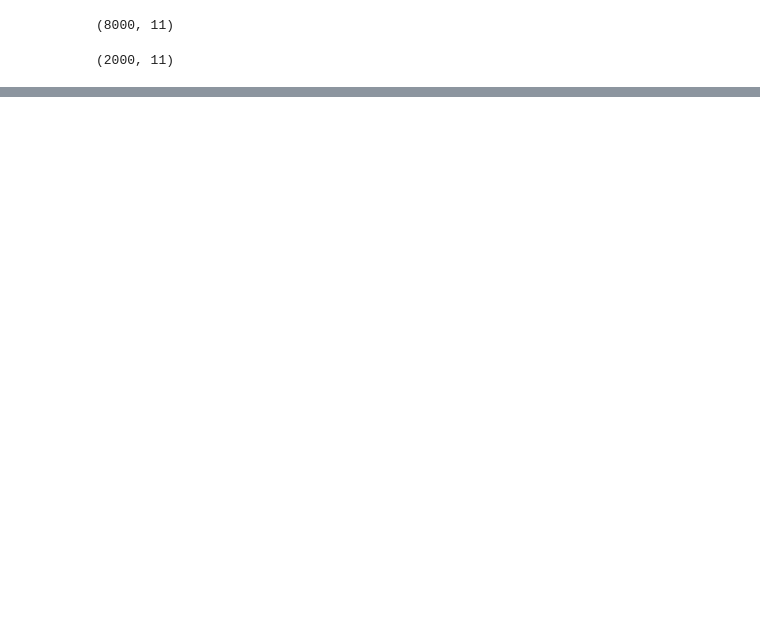
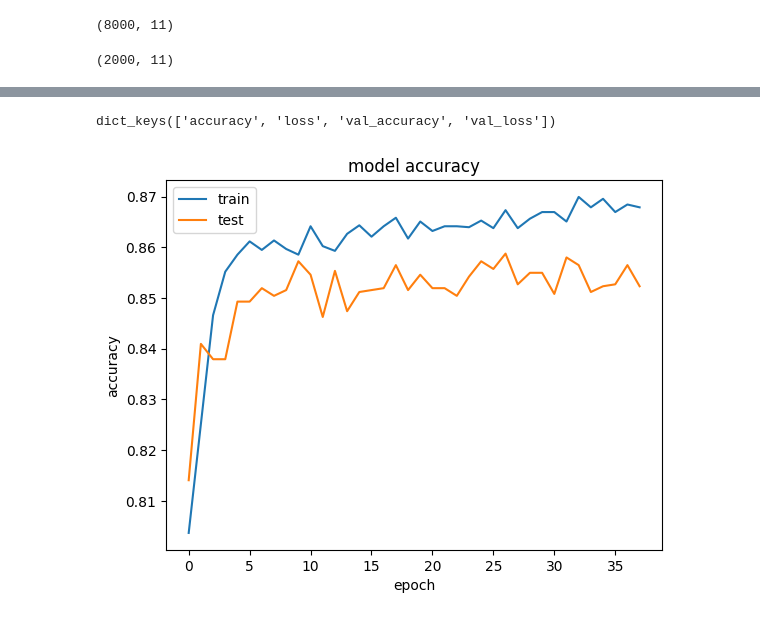
Before and after one commit to Dexterchhoria/Deeplearning, a Jupyter notebook: Practical_ANN.ipynb, the cells around one changed output, grey strips where cells are left out. Cells and saved outputs as stored; diff of their text form; code cells hidden in the pictures; blank space fills up the shorter version.

Commit message:
ANN model

```diff
--- a/Practical_ANN.ipynb
+++ b/Practical_ANN.ipynb
@@ -114,0 +131,5 @@ from tensorflow.keras.layers import Dropout
+# %%
+#adding the output layer
+classifier.add(Dense(1,activation='sigmoid'))
+# %%
+classifier.compile(optimizer=opt,loss='binary_crossentropy',metrics=['accuracy'])
@@ -114,0 +139,17 @@ from tensorflow.keras.layers import Dropout
+# %%
+#early stopping
+import tensorflow as tf
+early_stopping=tf.keras.callbacks.EarlyStopping(
+    monitor="val_loss",
+    min_delta=0.0001,
+    patience=20,
+    verbose=1,
+    mode="auto",
+    baseline=None,
+    restore_best_weights=False,
+    start_from_epoch=0,
+)
+# %%
+model_history=classifier.fit(X_train,y_train,validation_split=0.33,batch_size=10,epochs=50,callbacks=early_stopping)
+# dataset = 10,000 --- training data - 8000 , testing data - 2000, nonvalidation data = 8000*0.67 = 5360
+# iteration = 5360/10 = 536
@@ -114,0 +174,15 @@ from tensorflow.keras.layers import Dropout
+# %%
+model_history.history.keys()
+# %% [output]
+dict_keys(['accuracy', 'loss', 'val_accuracy', 'val_loss'])
+# %%
+# summarize history for accuracy
+plt.plot(model_history.history['accuracy'])
+plt.plot(model_history.history['val_accuracy'])
+plt.title('model accuracy')
+plt.ylabel('accuracy')
+plt.xlabel('epoch')
+plt.legend(['train', 'test'], loc='upper left')
+plt.show()
+# %% [output]
+[figure, added]
```
Also changed, not shown: parts of 12 cells of this notebook.
